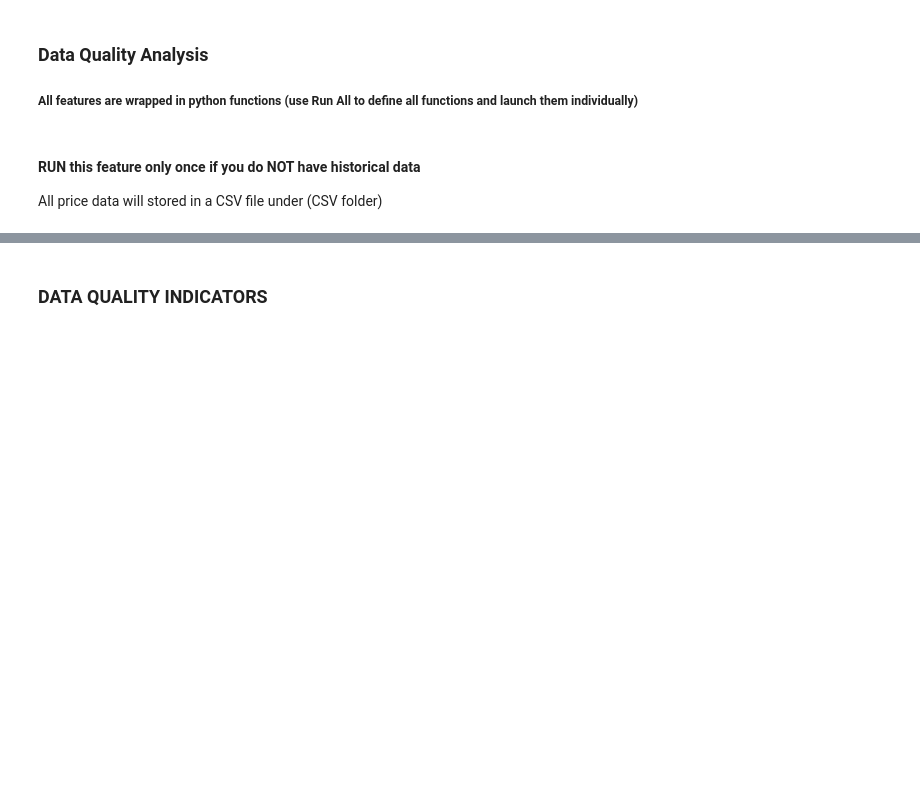
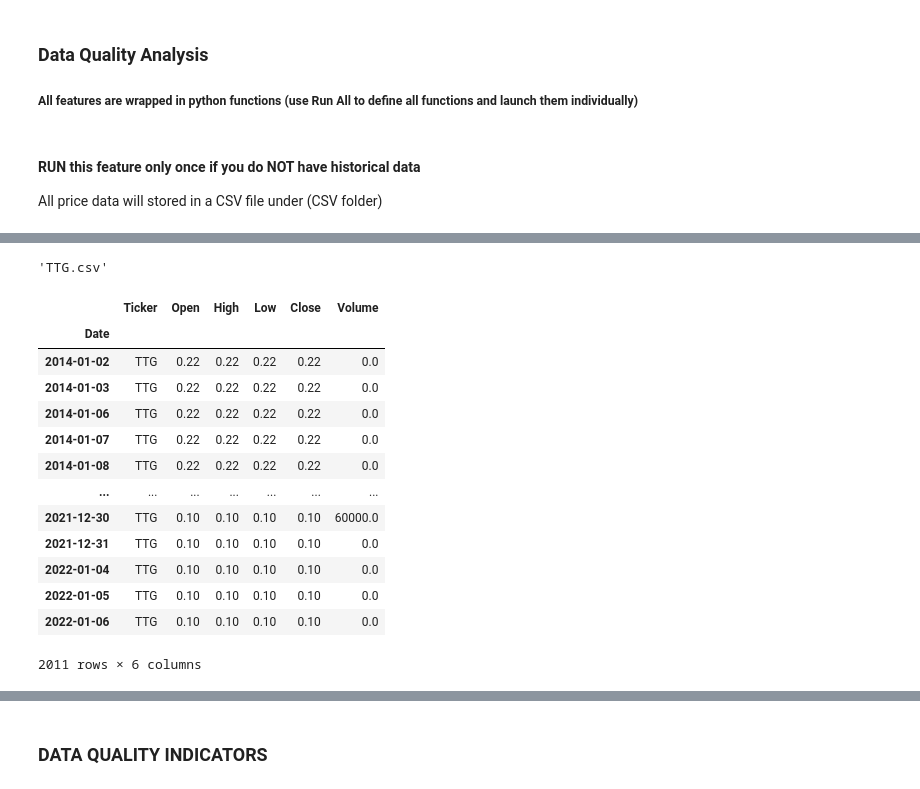
Before and after one commit to poivronjaune/stock_screener, a Jupyter notebook: DataQualityAnalysis.ipynb, the cells around one changed output, grey strips where cells are left out. Drawn from its saved outputs; the diff is of its cells as text; code cells hidden in the pictures; blank space fills up the shorter version.

Commit message:
Data Quality Notebook - Added Yahoo Extract Historical Data

```diff
--- a/DataQualityAnalysis.ipynb
+++ b/DataQualityAnalysis.ipynb
@@ -42,0 +39,28 @@ add_prices_from_csv("A")
+# %%
+def csv_to_dataframe(file):
+    data = pd.read_csv(f"CSV/{file}", index_col="Date")
+    data.index = pd.to_datetime(data.index)
+    data = data[["Ticker","Open","High","Low","Close","Volume"]]
+    return data
+
+def insert_new_prices_in_DB(new_prices, db_prices, conn):
+    ticker = new_prices["Ticker"].values[0]
+    existing_prices = db_prices.loc[db_prices["Ticker"] == ticker]
+    filter = new_prices.index.isin(existing_prices.index)
+    new_prices.drop(new_prices[filter].index, inplace = True)
+    #conn = sqlite3.connect("TSX_Quality.sqlite")
+    new_prices.to_sql("Prices_Daily", conn, if_exists='append', index=True)
+    return new_prices
+
+
+def loop_through_local_csv(existing_prices, conn):
+    csv_files = os.listdir("CSV")
+    for file in csv_files:
+        new_data = csv_to_dataframe(file)
+        insert_new_prices_in_DB(new_data, existing_prices, conn)
+        print(f"Finished processing : {file}")
+
+conn1 = sqlite3.connect("TSX_Quality.sqlite")
+sql = f"SELECT * FROM prices_daily ORDER BY Ticker ASC, Date ASC"
+db_prices = pd.read_sql_query(sql, conn1, index_col="Date")
+loop_through_local_csv(db_prices, conn1)
@@ -43,3 +85,26 @@ add_prices_from_csv("A")
+# %%
+csv_files = os.listdir("CSV")
+csv_files[2]
+# %% [output]
+'TTG.csv'
+# %%
+n = csv_to_dataframe("TTG.csv")
+n
+# %% [output]
+|  | Ticker | Open | High | Low | Close | Volume |
+| Date |  |  |  |  |  |  |
+| 2014-01-02 | TTG | 0.22 | 0.22 | 0.22 | 0.22 | 0.0 |
+| 2014-01-03 | TTG | 0.22 | 0.22 | 0.22 | 0.22 | 0.0 |
+| 2014-01-06 | TTG | 0.22 | 0.22 | 0.22 | 0.22 | 0.0 |
+| 2014-01-07 | TTG | 0.22 | 0.22 | 0.22 | 0.22 | 0.0 |
+| 2014-01-08 | TTG | 0.22 | 0.22 | 0.22 | 0.22 | 0.0 |
+| ... | ... | ... | ... | ... | ... | ... |
+| 2021-12-30 | TTG | 0.10 | 0.10 | 0.10 | 0.10 | 60000.0 |
+| 2021-12-31 | TTG | 0.10 | 0.10 | 0.10 | 0.10 | 0.0 |
+| 2022-01-04 | TTG | 0.10 | 0.10 | 0.10 | 0.10 | 0.0 |
+| 2022-01-05 | TTG | 0.10 | 0.10 | 0.10 | 0.10 | 0.0 |
+| 2022-01-06 | TTG | 0.10 | 0.10 | 0.10 | 0.10 | 0.0 |
+2011 rows × 6 columns
 # %%
 # Function to return a Dataframe with all symbols available in database
 def get_all_symbols():
```
Also changed, not shown: parts of 6 cells of this notebook.
